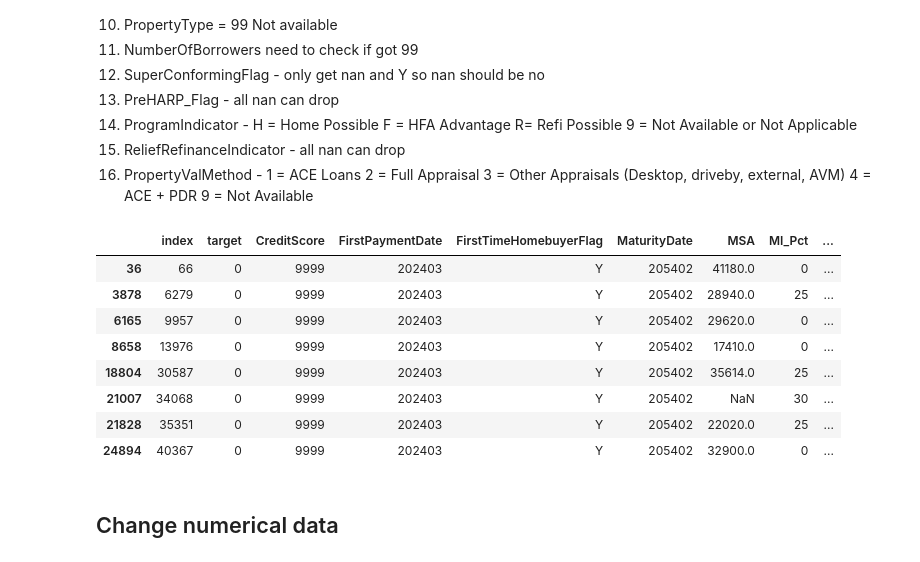
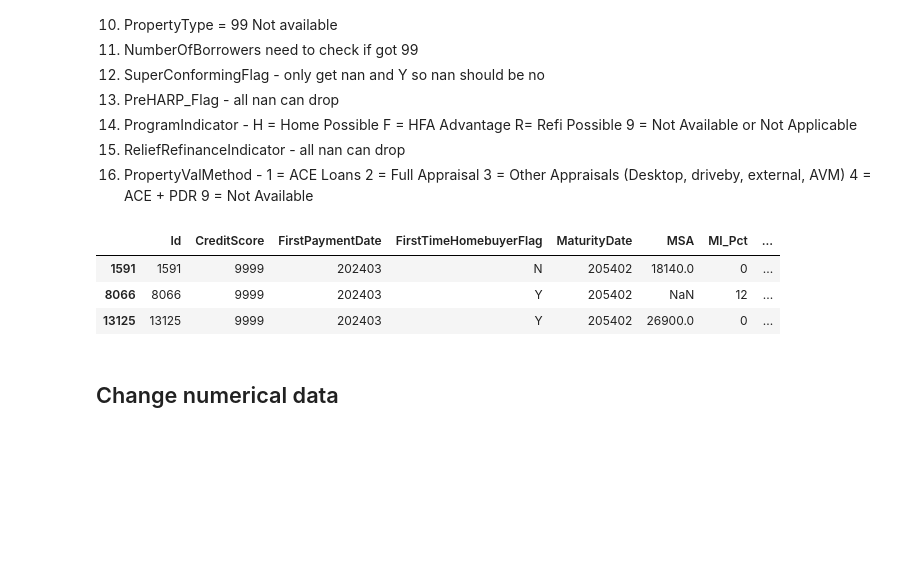
Before and after one commit to zhenging2b/loan_default_detection, a Jupyter notebook: project_starter_zhenging.ipynb, the cells around one changed output. Drawn from its saved outputs; the diff is of its cells as text; code cells hidden in the pictures; blank space fills up the shorter version.

```diff
--- a/project_starter_zhenging.ipynb
+++ b/project_starter_zhenging.ipynb
@@ -12,9 +12,9 @@ from sklearn.metrics import average_precision_score, roc_auc_score
 # --------------------
 # Load data
 # --------------------
-train_df = pd.read_csv(r'loans_train.csv')
-valid_df = pd.read_csv(r'loans_valid.csv')
-test_df = pd.read_csv(r'loans_test.csv')
+train_df = pd.read_csv(r'orginal_data/loans_train.csv')
+valid_df = pd.read_csv(r'orginal_data/loans_valid.csv')
+test_df = pd.read_csv(r'orginal_data/loans_test.csv')
 # %%
 pd.set_option('display.max_columns', None)
 train_df.head()
@@ -67,16 +67,12 @@ AVM)
 9 = Not Available
 # %%
 train_df[train_df["CreditScore"] == 9999]
+test_df[test_df["CreditScore"] == 9999]
 # %% [output]
-|  | index | target | CreditScore | FirstPaymentDate | FirstTimeHomebuyerFlag | MaturityDate | MSA | MI_Pct | ... |
-| 36 | 66 | 0 | 9999 | 202403 | Y | 205402 | 41180.0 | 0 | ... |
-| 3878 | 6279 | 0 | 9999 | 202403 | Y | 205402 | 28940.0 | 25 | ... |
-| 6165 | 9957 | 0 | 9999 | 202403 | Y | 205402 | 29620.0 | 0 | ... |
-| 8658 | 13976 | 0 | 9999 | 202403 | Y | 205402 | 17410.0 | 0 | ... |
-| 18804 | 30587 | 0 | 9999 | 202403 | Y | 205402 | 35614.0 | 25 | ... |
-| 21007 | 34068 | 0 | 9999 | 202403 | Y | 205402 | NaN | 30 | ... |
-| 21828 | 35351 | 0 | 9999 | 202403 | Y | 205402 | 22020.0 | 25 | ... |
-| 24894 | 40367 | 0 | 9999 | 202403 | Y | 205402 | 32900.0 | 0 | ... |
+|  | Id | CreditScore | FirstPaymentDate | FirstTimeHomebuyerFlag | MaturityDate | MSA | MI_Pct | ... |
+| 1591 | 1591 | 9999 | 202403 | N | 205402 | 18140.0 | 0 | ... |
+| 8066 | 8066 | 9999 | 202403 | Y | 205402 | NaN | 12 | ... |
+| 13125 | 13125 | 9999 | 202403 | Y | 205402 | 26900.0 | 0 | ... |
 # %% [markdown]
 ## Change numerical data
 # %%
```
Also changed, not shown: parts of 3 cells of this notebook, 10 other files.
